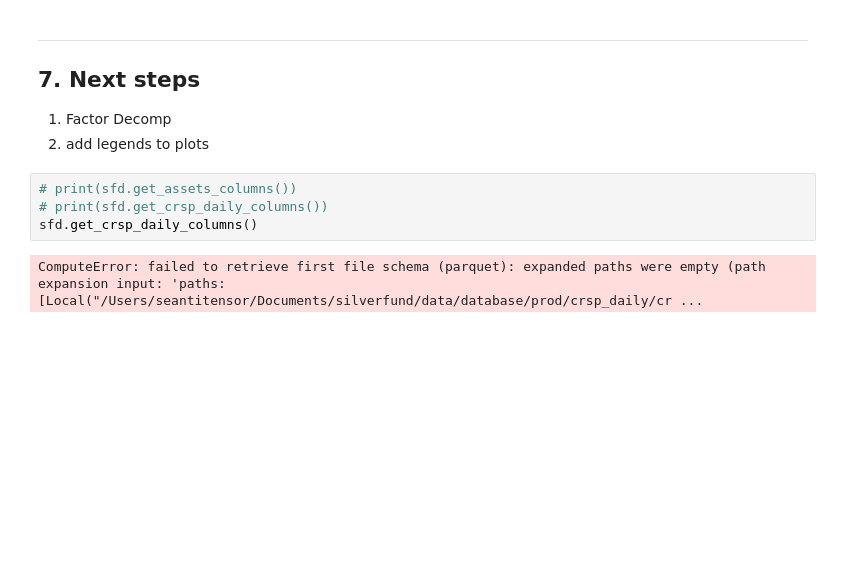
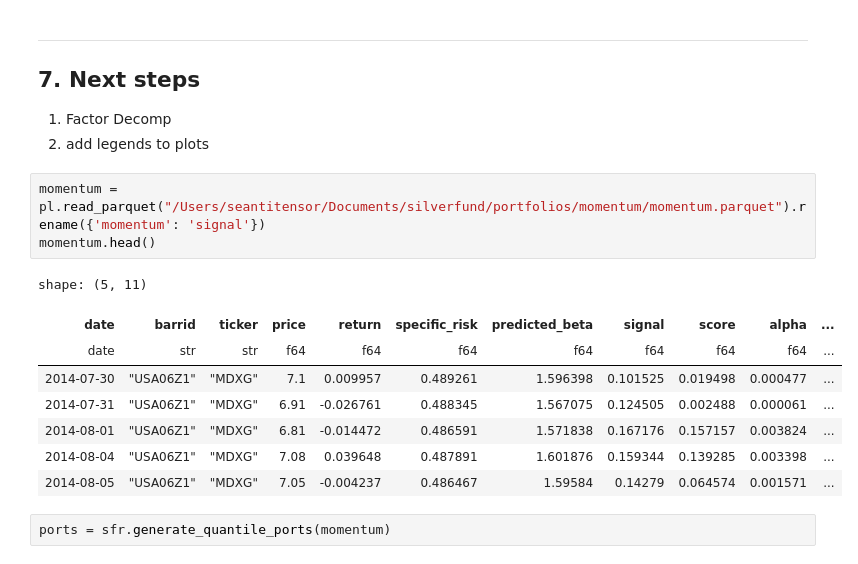
Before and after one commit to BYUSilverFund/sf-quant, a Jupyter notebook: demo_functions.ipynb, the cells around one changed output. Saved outputs shown, nothing was run; the diff lists cells and outputs as text; blank space fills up the shorter version.

```diff
--- a/demo_functions.ipynb
+++ b/demo_functions.ipynb
@@ -585,9 +577,17 @@ shape: (11, 13)
 ## 7. Next steps
 1. Factor Decomp
 2. add legends to plots
-# %%
-# print(sfd.get_assets_columns())
-# print(sfd.get_crsp_daily_columns())
-sfd.get_crsp_daily_columns()
-# %% [output]
-ComputeError: failed to retrieve first file schema (parquet): expanded paths were empty (path expansion input: 'paths: [Local("/Users/seantitensor/Documents/silverfund/data/database/prod/crsp_daily/cr ...
+# %%
+momentum = pl.read_parquet("/Users/seantitensor/Documents/silverfund/portfolios/momentum/momentum.parquet").rename({'momentum': 'signal'})
+momentum.head()
+# %% [output]
+shape: (5, 11)
+| date | barrid | ticker | price | return | specific_risk | predicted_beta | signal | score | alpha | ... |
+| date | str | str | f64 | f64 | f64 | f64 | f64 | f64 | f64 | ... |
+| 2014-07-30 | "USA06Z1" | "MDXG" | 7.1 | 0.009957 | 0.489261 | 1.596398 | 0.101525 | 0.019498 | 0.000477 | ... |
+| 2014-07-31 | "USA06Z1" | "MDXG" | 6.91 | -0.026761 | 0.488345 | 1.567075 | 0.124505 | 0.002488 | 0.000061 | ... |
+| 2014-08-01 | "USA06Z1" | "MDXG" | 6.81 | -0.014472 | 0.486591 | 1.571838 | 0.167176 | 0.157157 | 0.003824 | ... |
+| 2014-08-04 | "USA06Z1" | "MDXG" | 7.08 | 0.039648 | 0.487891 | 1.601876 | 0.159344 | 0.139285 | 0.003398 | ... |
+| 2014-08-05 | "USA06Z1" | "MDXG" | 7.05 | -0.004237 | 0.486467 | 1.59584 | 0.14279 | 0.064574 | 0.001571 | ... |
+# %%
+ports = sfr.generate_quantile_ports(momentum)
```
Also changed, not shown: parts of 11 cells of this notebook, 9 other files.
